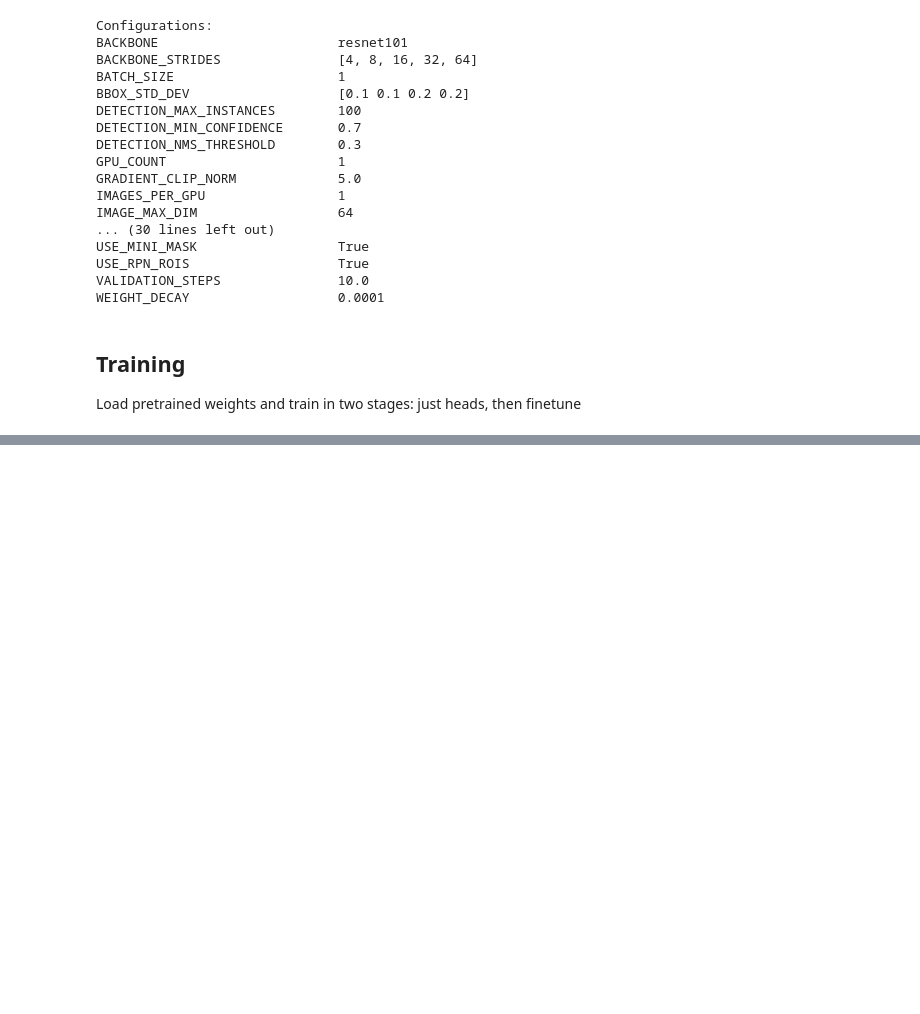
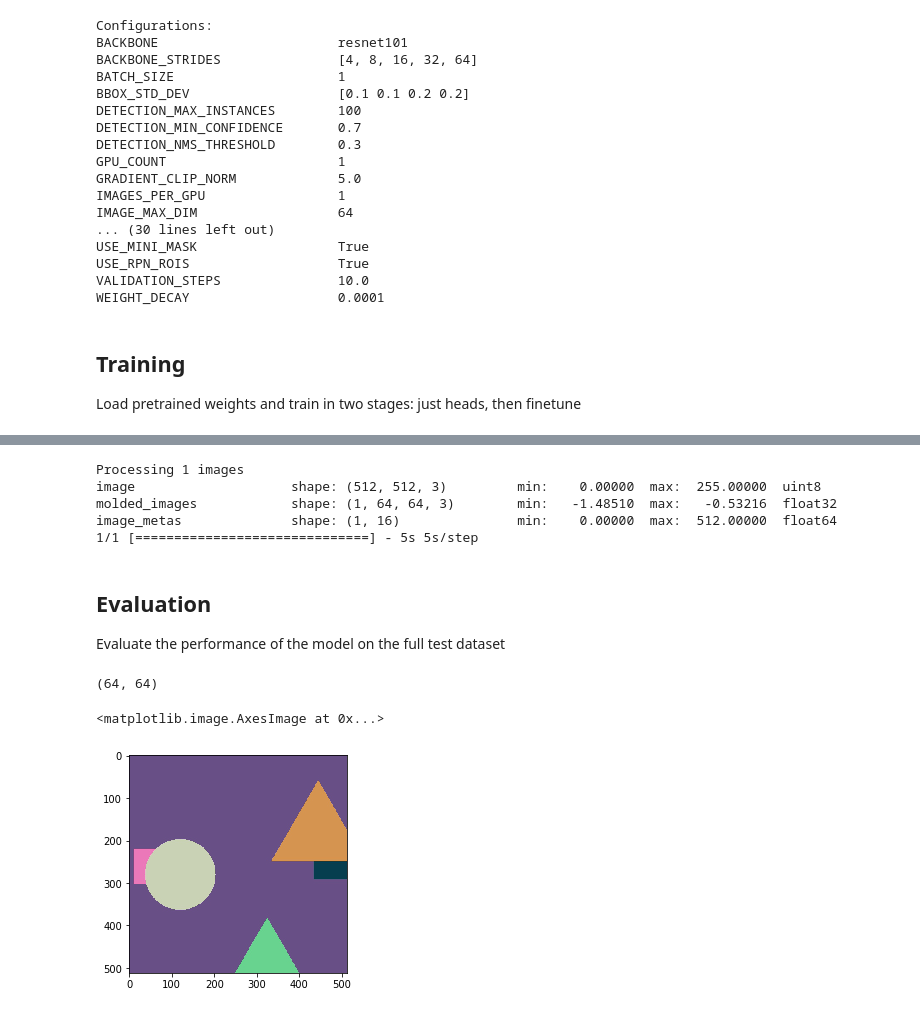
Before and after one commit to waspinator/deep-learning-explorer, a Jupyter notebook: deeplab/notebooks/deeplab.ipynb, the cells around one changed output, grey strips where cells are left out. Drawn from its saved outputs; the diff is of its cells as text; code cells hidden in the pictures; blank space fills up the shorter version.

```diff
--- a/deeplab/notebooks/deeplab.ipynb
+++ b/deeplab/notebooks/deeplab.ipynb
@@ -111,0 +126,14 @@ if inititalize_weights_with == "pascal":
+# %%
+original_image = dataset_train.load_image(1)
+# %%
+results = model.detect([original_image], verbose=1)
+# %% [output]
+Processing 1 images
+image                    shape: (512, 512, 3)         min:    0.00000  max:  255.00000  uint8
+molded_images            shape: (1, 64, 64, 3)        min:   -1.48510  max:   -0.53216  float32
+image_metas              shape: (1, 16)               min:    0.00000  max:  512.00000  float64
+1/1 [==============================] - 5s 5s/step
+# %% [markdown]
+## Evaluation
+
+Evaluate the performance of the model on the full test dataset
@@ -111,0 +146,9 @@ if inititalize_weights_with == "pascal":
+# %%
+np.shape(l1)
+# %% [output]
+(64, 64)
+# %%
+plt.imshow(original_image)
+# %% [output]
+<matplotlib.image.AxesImage at 0x...>
+[figure, added]
```
Also changed, not shown: parts of 10 cells of this notebook, 3 other files.
